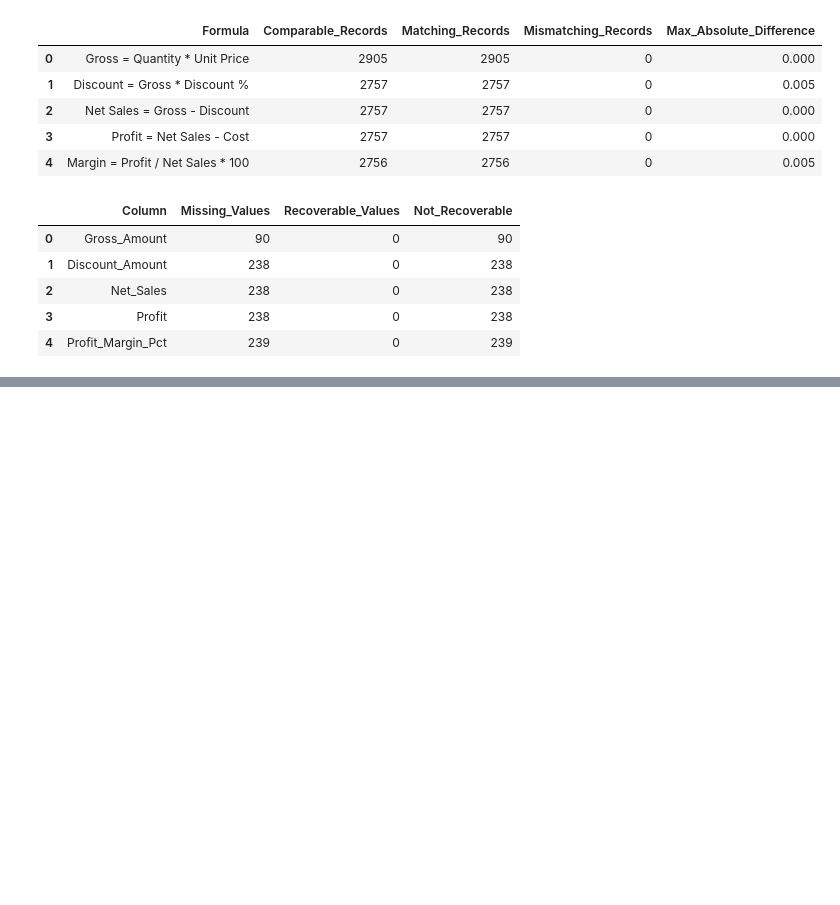
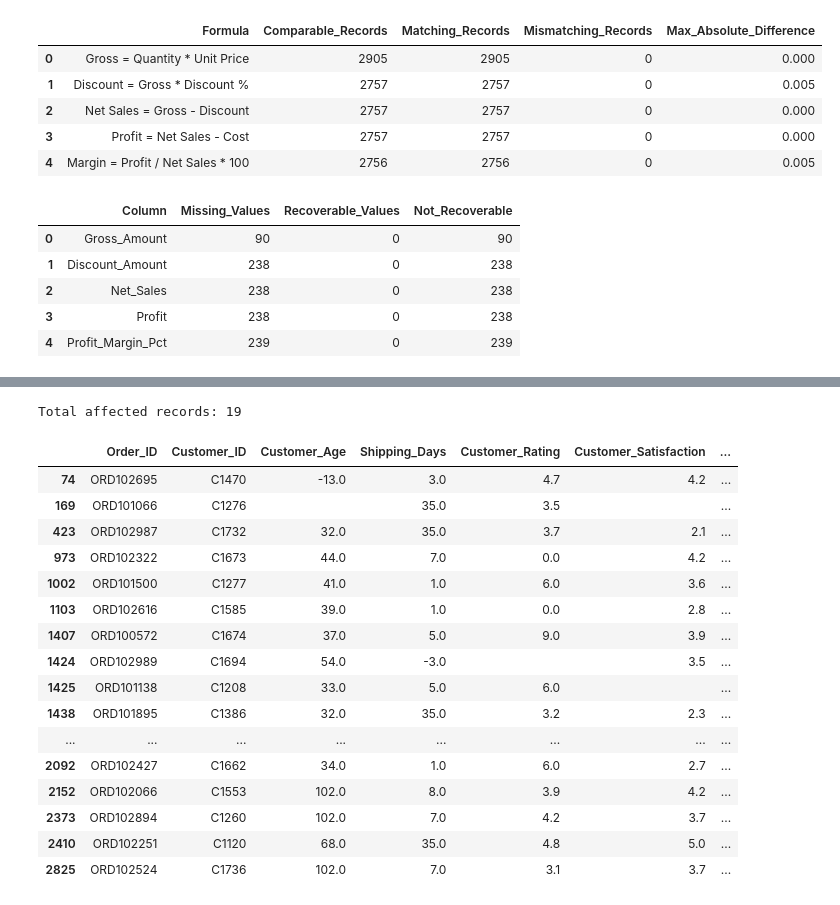
Before and after one commit to rameshworkmail111-stack/ecommerce-medallion-architecture, a Jupyter notebook: python/01_environment_setup.ipynb, the cells around one changed output, grey strips where cells are left out. Cells and saved outputs as stored; diff of their text form; code cells hidden in the pictures; blank space fills up the shorter version.

```diff
--- a/python/01_environment_setup.ipynb
+++ b/python/01_environment_setup.ipynb
@@ -1798,0 +2345,48 @@ print(".gitignore created successfully.")
+# %%
+# Cell 48: Inspect invalid numerical records
+
+invalid_conditions = (
+    (df_nonfinancial["Customer_Age"] < 0)
+    | (df_nonfinancial["Customer_Age"] > 100)
+    | (df_nonfinancial["Shipping_Days"] < 0)
+    | (df_nonfinancial["Shipping_Days"] > 30)
+    | (df_nonfinancial["Customer_Rating"] < 1)
+    | (df_nonfinancial["Customer_Rating"] > 5)
+)
+
+invalid_records = df_silver_business.loc[
+    invalid_conditions,
+    [
+        "Order_ID",
+        "Customer_ID",
+        "Customer_Age",
+        "Shipping_Days",
+        "Customer_Rating",
+        "Customer_Satisfaction",
+        "Order_Status",
+        "Return_Status"
+    ]
+].copy()
+
+print("Total affected records:", len(invalid_records))
+
+display(invalid_records)
+# %% [output]
+Total affected records: 19
+|  | Order_ID | Customer_ID | Customer_Age | Shipping_Days | Customer_Rating | Customer_Satisfaction | ... |
+| 74 | ORD102695 | C1470 | -13.0 | 3.0 | 4.7 | 4.2 | ... |
+| 169 | ORD101066 | C1276 |  | 35.0 | 3.5 |  | ... |
+| 423 | ORD102987 | C1732 | 32.0 | 35.0 | 3.7 | 2.1 | ... |
+| 973 | ORD102322 | C1673 | 44.0 | 7.0 | 0.0 | 4.2 | ... |
+| 1002 | ORD101500 | C1277 | 41.0 | 1.0 | 6.0 | 3.6 | ... |
+| 1103 | ORD102616 | C1585 | 39.0 | 1.0 | 0.0 | 2.8 | ... |
+| 1407 | ORD100572 | C1674 | 37.0 | 5.0 | 9.0 | 3.9 | ... |
+| 1424 | ORD102989 | C1694 | 54.0 | -3.0 |  | 3.5 | ... |
+| 1425 | ORD101138 | C1208 | 33.0 | 5.0 | 6.0 |  | ... |
+| 1438 | ORD101895 | C1386 | 32.0 | 35.0 | 3.2 | 2.3 | ... |
+| ... | ... | ... | ... | ... | ... | ... | ... |
+| 2092 | ORD102427 | C1662 | 34.0 | 1.0 | 6.0 | 2.7 | ... |
+| 2152 | ORD102066 | C1553 | 102.0 | 8.0 | 3.9 | 4.2 | ... |
+| 2373 | ORD102894 | C1260 | 102.0 | 7.0 | 4.2 | 3.7 | ... |
+| 2410 | ORD102251 | C1120 | 68.0 | 35.0 | 4.8 | 5.0 | ... |
+| 2825 | ORD102524 | C1736 | 102.0 | 7.0 | 3.1 | 3.7 | ... |
```
Also changed, not shown: parts of 50 cells of this notebook, 4 other files.
